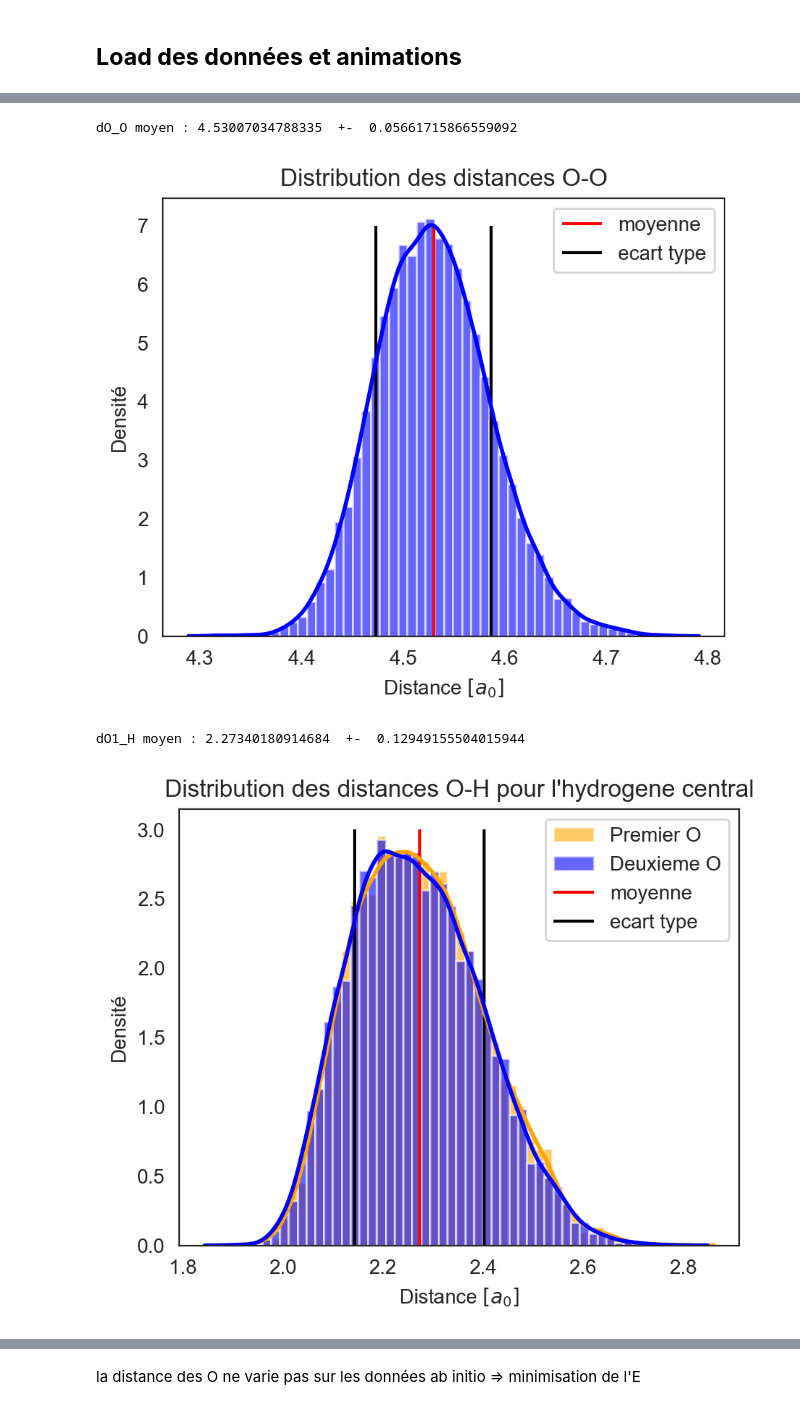
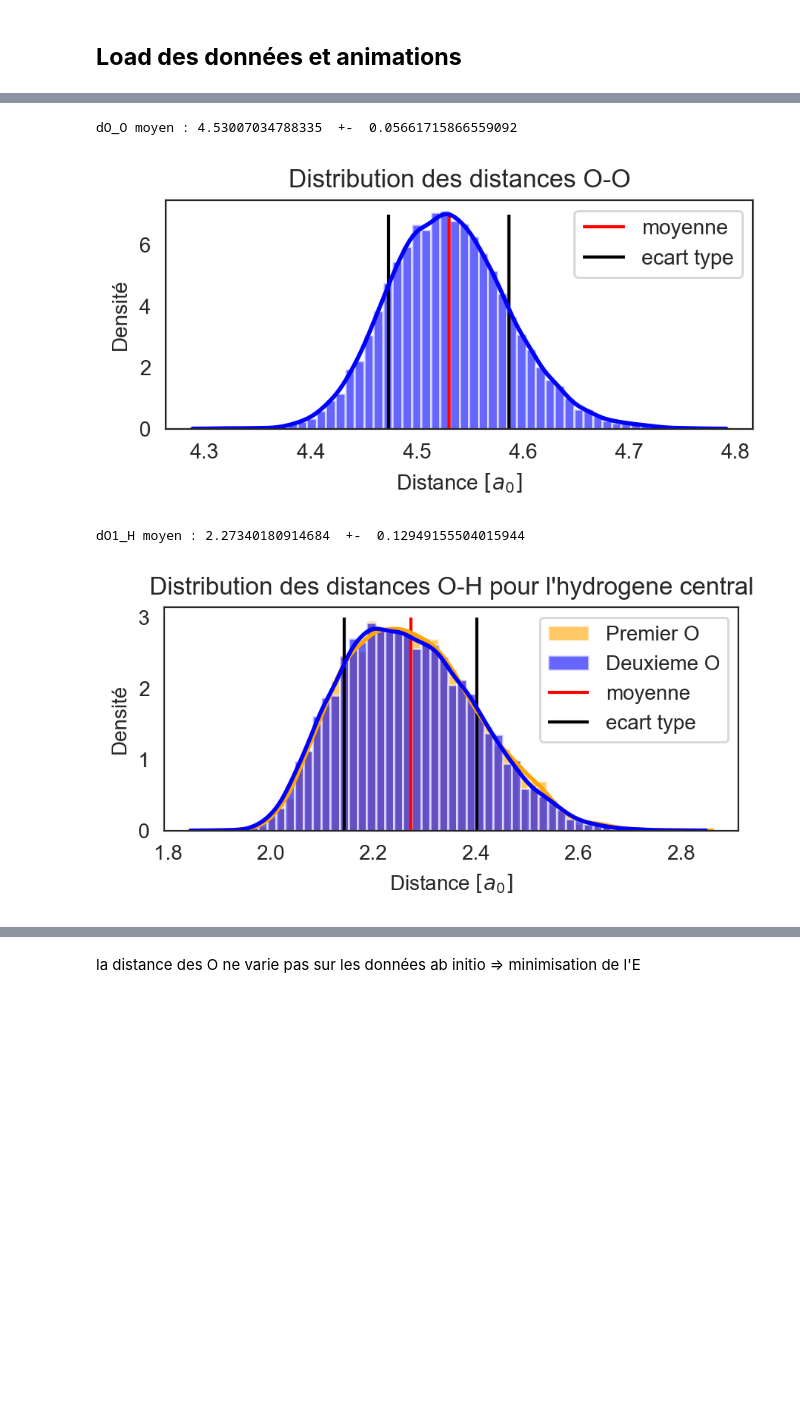
Before and after one commit to LoanRenaud/zundel, a Jupyter notebook: Zundel_Ion.ipynb, the cells around one changed output, grey strips where cells are left out. Cells and saved outputs as stored; diff of their text form; code cells hidden in the pictures; blank space fills up the shorter version.

```diff
--- a/Zundel_Ion.ipynb
+++ b/Zundel_Ion.ipynb
@@ -227,7 +227,7 @@ sns.set_style("white")
 # Plot
 kwargs = dict(hist_kws={'alpha':.6}, kde_kws={'linewidth':2})
 
-plt.figure(figsize=(5,4), dpi= 200)
+plt.figure(figsize=(5,2), dpi= 200)
 sns.distplot(pd.DataFrame(dO_O), color="blue", **kwargs)
 plt.vlines(dO_O.mean(),0,7,color="red", label="moyenne")
 plt.vlines(dO_O.mean()+dO_O.std(),0,7, label="ecart type",color="k")
@@ -240,41 +240,41 @@ plt.ylabel("Densité")
 
 plt.title("Distribution des distances O-O")
 plt.show()
-plt.figure(figsize=(5,4), dpi= 200)
+plt.figure(figsize=(5,2), dpi= 200)
 
 sns.distplot(pd.DataFrame(dO1_H), color="orange", label="Premier O", **kwargs)
 sns.distplot(pd.DataFrame(dO2_H), color="blue", label="Deuxieme O", **kwargs)
 plt.vlines(dO1_H.mean(),0,3,color="red", label="moyenne")
 plt.vlines(dO1_H.mean()+dO1_H.std(),0,3, label="ecart type",color="k")
 plt.vlines(dO1_H.mean()-dO1_H.std(),0,3, color="k")
 print("dO1_H moyen :",dO1_H.mean()," +- ",dO1_H.std())
 
 plt.legend()
 plt.xlabel(r'Distance $[a_0]$')
 plt.ylabel("Densité")
 
 plt.title("Distribution des distances O-H pour l'hydrogene central")
 
 plt.show()
-plt.figure(figsize=(5,4), dpi= 200)
+plt.figure(figsize=(5,2), dpi= 200)
 
 sns.distplot(pd.DataFrame(H22_O2_H21), color="orange", label="Premier H2O", **kwargs)
 sns.distplot(pd.DataFrame(H21_O1_H11), color="blue", label="Deuxieme H2O", **kwargs)
 plt.vlines(H22_O2_H21.mean(),0,0.15,color="red", label="moyenne")
 plt.vlines(H22_O2_H21.mean()+H22_O2_H21.std(),0,0.15, label="ecart type",color="k")
 plt.vlines(H22_O2_H21.mean()-H22_O2_H21.std(),0,0.15, color="k")
 print("H22_O2_H21 moyen :",H22_O2_H21.mean()," +- ",H22_O2_H21.std())
 
 plt.xlabel(r'Angle $[degres]$')
 plt.ylabel("Densité")
 
 plt.title("Distribution des angles O-H-O pour les molecules d'eau")
 plt.legend()
 
 plt.show()
 # %% [output]
 dO_O moyen : 4.53007034788335  +-  0.05661715866559092
-[figure, old version]
+[figure, new version]
 dO1_H moyen : 2.27340180914684  +-  0.12949155504015944
-[figure, old version]
+[figure, new version]
 H22_O2_H21 moyen : 108.90639931766596  +-  2.813481373777933
```
Also changed, not shown: parts of 3 cells of this notebook.
